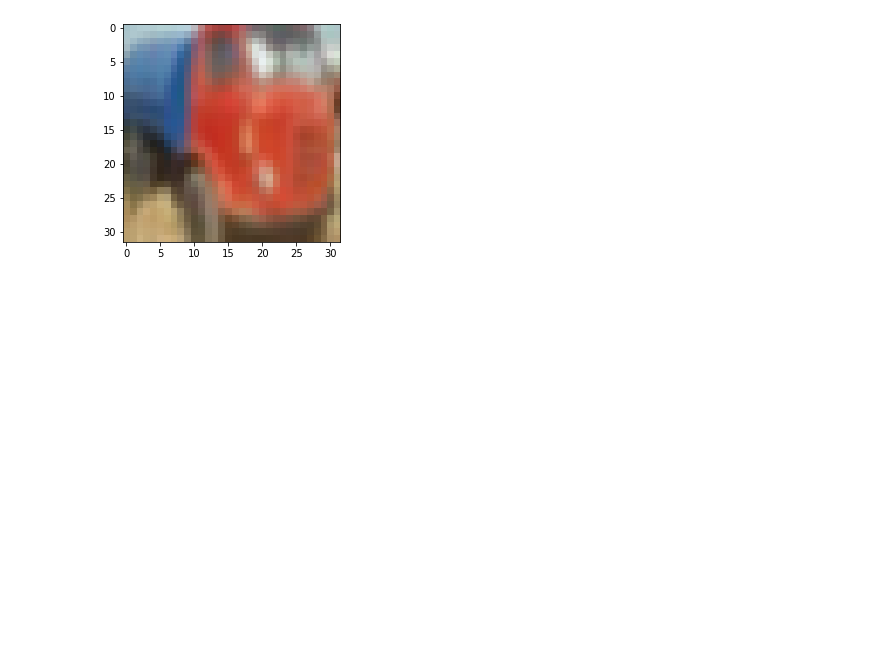
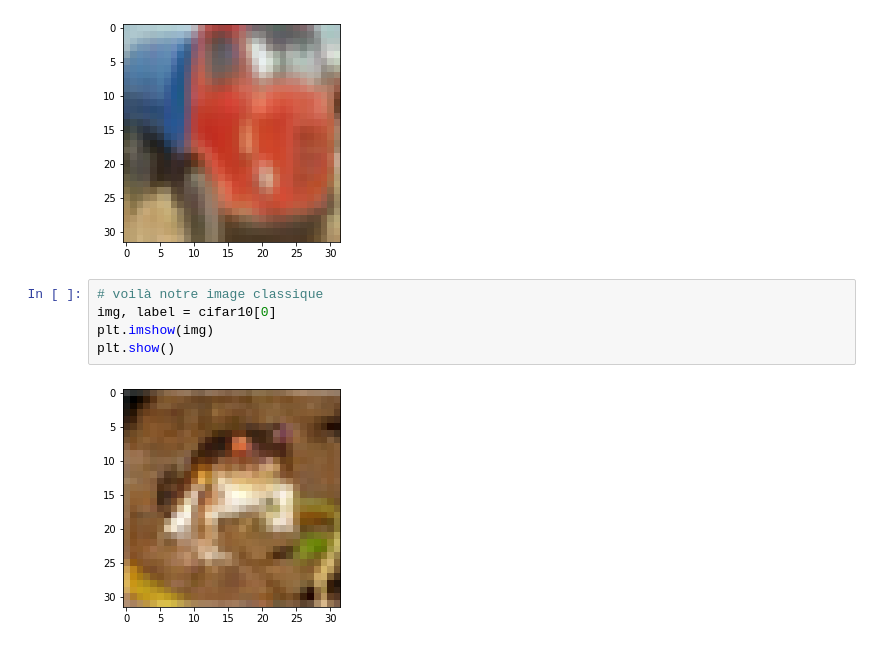
Before and after one commit to Fab2Alex/Fab2Alex.github.io, a Jupyter notebook: _notebooks/Simple_networks_with_pytorch.ipynb, the cells around one changed output. Drawn from its saved outputs; the diff is of its cells as text; blank space fills up the shorter version.

```diff
--- a/_notebooks/Simple_networks_with_pytorch.ipynb
+++ b/_notebooks/Simple_networks_with_pytorch.ipynb
@@ -337,3 +432,10 @@ def montre_image(data,indice):
 montre_image(cifar10_aug,102)
 # %% [output]
 [figure]
+# %%
+# voilà notre image classique
+img, label = cifar10[0]
+plt.imshow(img)
+plt.show()
+# %% [output]
+[figure, added]
```
Also changed, not shown: parts of 10 cells of this notebook, 8 other files.
